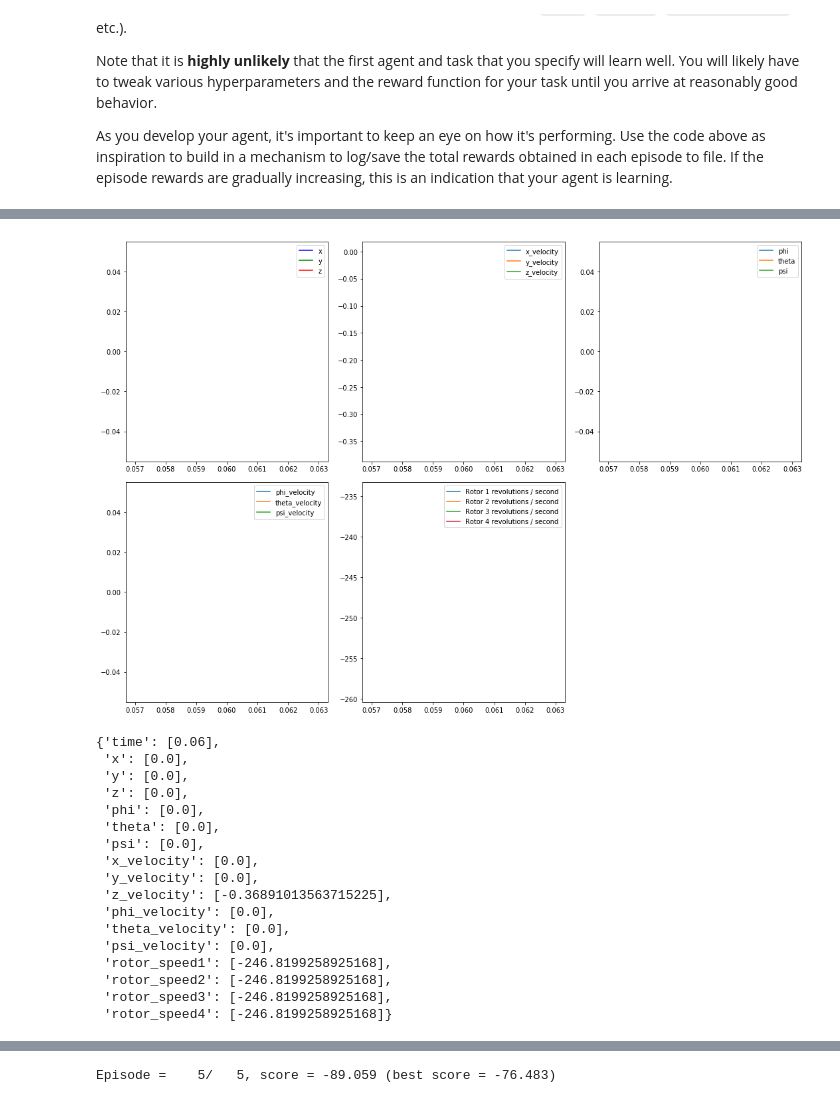
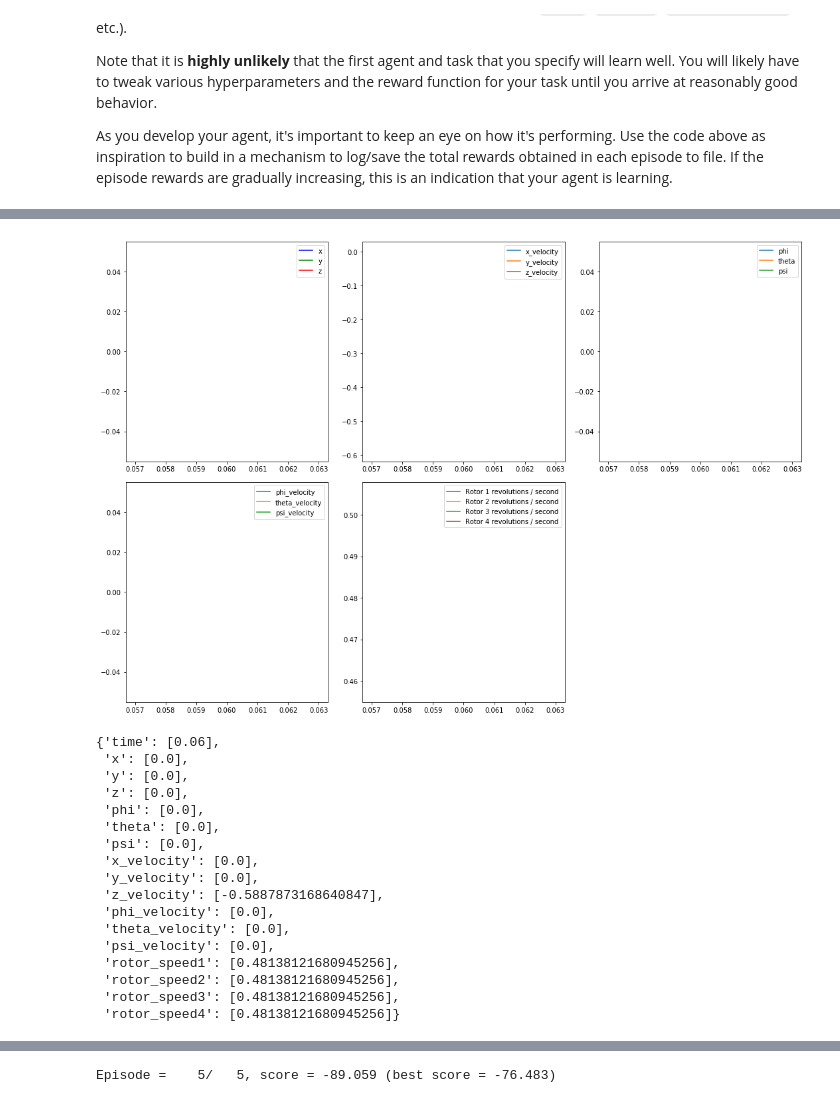
Before and after one commit to KnollFrank/RL-Quadcopter-2, a Jupyter notebook: Quadcopter_Project.ipynb, the cells around one changed output, grey strips where cells are left out. Cells and saved outputs as stored; diff of their text form; code cells hidden in the pictures.

```diff
--- a/Quadcopter_Project.ipynb
+++ b/Quadcopter_Project.ipynb
@@ -279,8 +285,8 @@ def evaluate2(agent, task):
     state = agent.reset_episode()
     while True:
         rotor_speed = agent.act(state)
+        next_state, reward, done = task.step(rotor_speed)
         rotor_speeds = rotor_speed * 4
-        next_state, reward, done = task.step(rotor_speeds)
         to_write = [task.sim.time] + list(task.sim.pose) + list(task.sim.v) + list(task.sim.angular_v) + list(rotor_speeds)
         for ii in range(len(labels)):
             results[labels[ii]].append(to_write[ii])
@@ -289,11 +295,12 @@ def evaluate2(agent, task):
             break
     return results
 # %%
+task.sim.runtime = 10.
 results = evaluate2(agent, task)
 plot(results)
 results
 # %% [output]
-[figure, old version]
+[figure, new version]
 {'time': [0.06],
  'x': [0.0],
  'y': [0.0],
@@ -303,14 +310,14 @@ results
  'psi': [0.0],
  'x_velocity': [0.0],
  'y_velocity': [0.0],
- 'z_velocity': [-0.36891013563715225],
+ 'z_velocity': [-0.5887873168640847],
  'phi_velocity': [0.0],
  'theta_velocity': [0.0],
  'psi_velocity': [0.0],
- 'rotor_speed1': [-246.8199258925168],
- 'rotor_speed2': [-246.8199258925168],
- 'rotor_speed3': [-246.8199258925168],
- 'rotor_speed4': [-246.8199258925168]}
+ 'rotor_speed1': [0.48138121680945256],
+ 'rotor_speed2': [0.48138121680945256],
+ 'rotor_speed3': [0.48138121680945256],
+ 'rotor_speed4': [0.48138121680945256]}
 # %%
 # hover in place
 import numpy as np
```
Also changed, not shown: parts of 8 cells of this notebook, 1 other file.
